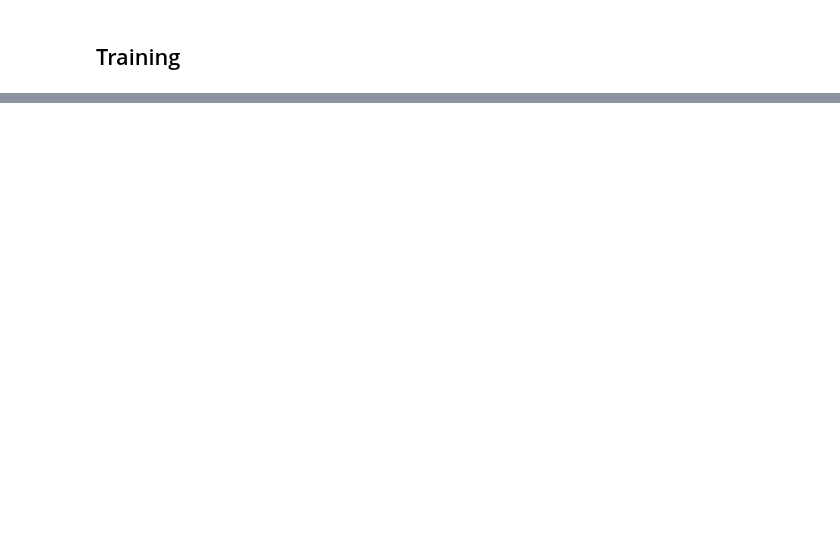
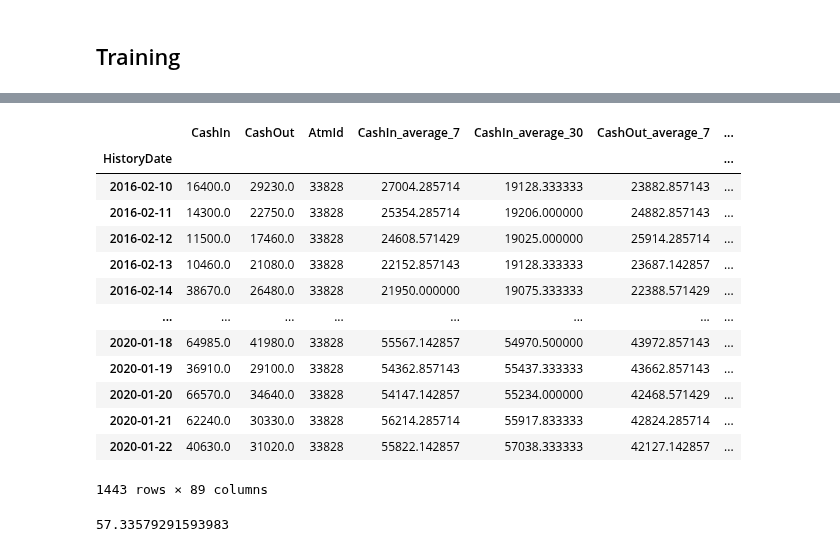
Before and after one commit to CahidArda/data-science-intenship-study, a Jupyter notebook: notebooks/tabTransformer/clustering.ipynb, the cells around one changed output, grey strips where cells are left out. Saved outputs shown, nothing was run; the diff lists cells and outputs as text; code cells hidden in the pictures; blank space fills up the shorter version.

```diff
--- a/notebooks/tabTransformer/clustering.ipynb
+++ b/notebooks/tabTransformer/clustering.ipynb
@@ -188,0 +193,19 @@ plot_history(history)
+# %%
+ATM_ID = 33828
+atm_feature_set = all_atms_feature_set[all_atms_feature_set['AtmId'] == ATM_ID]
+atm_feature_set
+# %% [output]
+|  | CashIn | CashOut | AtmId | CashIn_average_7 | CashIn_average_30 | CashOut_average_7 | ... |
+| HistoryDate |  |  |  |  |  |  | ... |
+| 2016-02-10 | 16400.0 | 29230.0 | 33828 | 27004.285714 | 19128.333333 | 23882.857143 | ... |
+| 2016-02-11 | 14300.0 | 22750.0 | 33828 | 25354.285714 | 19206.000000 | 24882.857143 | ... |
+| 2016-02-12 | 11500.0 | 17460.0 | 33828 | 24608.571429 | 19025.000000 | 25914.285714 | ... |
+| 2016-02-13 | 10460.0 | 21080.0 | 33828 | 22152.857143 | 19128.333333 | 23687.142857 | ... |
+| 2016-02-14 | 38670.0 | 26480.0 | 33828 | 21950.000000 | 19075.333333 | 22388.571429 | ... |
+| ... | ... | ... | ... | ... | ... | ... | ... |
+| 2020-01-18 | 64985.0 | 41980.0 | 33828 | 55567.142857 | 54970.500000 | 43972.857143 | ... |
+| 2020-01-19 | 36910.0 | 29100.0 | 33828 | 54362.857143 | 55437.333333 | 43662.857143 | ... |
+| 2020-01-20 | 66570.0 | 34640.0 | 33828 | 54147.142857 | 55234.000000 | 42468.571429 | ... |
+| 2020-01-21 | 62240.0 | 30330.0 | 33828 | 56214.285714 | 55917.833333 | 42824.285714 | ... |
+| 2020-01-22 | 40630.0 | 31020.0 | 33828 | 55822.142857 | 57038.333333 | 42127.142857 | ... |
+1443 rows × 89 columns
@@ -188,0 +222,4 @@ plot_history(history)
+# %%
+draw_model_error(tabTransforer, get_input_sets(atm_feature_set[atm_feature_set.columns[2:]], groups), atm_feature_set[TARGET], split_from=X_train.index[-1])
+# %% [output]
+57.33579291593983
```
Also changed, not shown: parts of 9 cells of this notebook.
